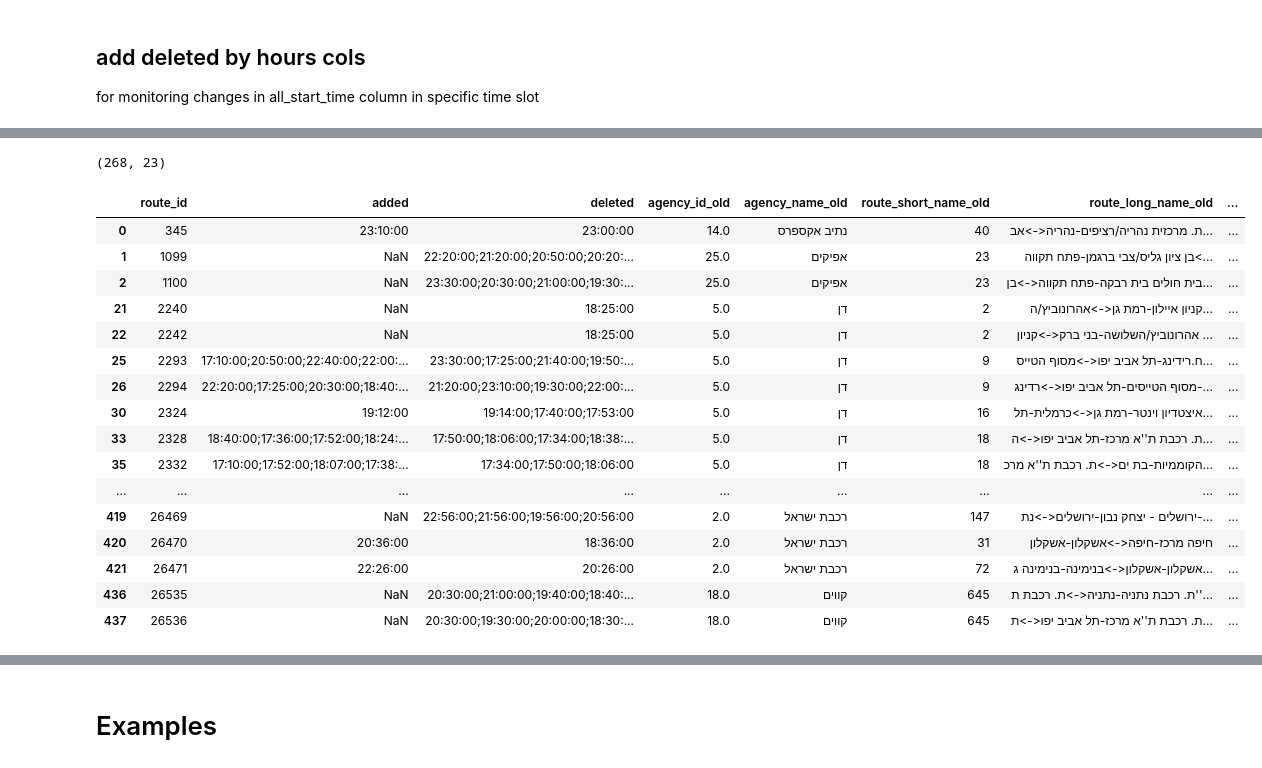
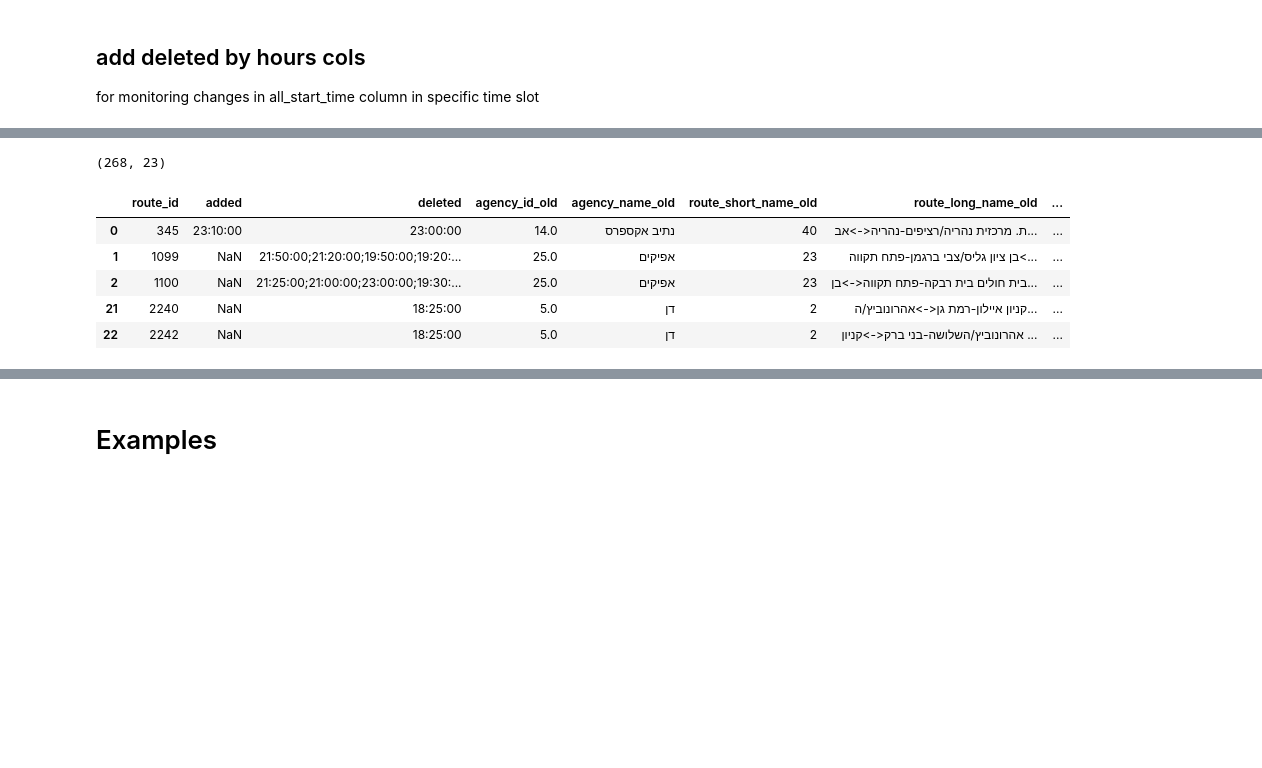
Before and after one commit to hasadna/open-bus, a Jupyter notebook: notebooks/TrackGTFS/GTFS_find_changes.ipynb, the cells around one changed output, grey strips where cells are left out. Saved outputs shown, nothing was run; the diff lists cells and outputs as text; code cells hidden in the pictures; blank space fills up the shorter version.

```diff
--- a/notebooks/TrackGTFS/GTFS_find_changes.ipynb
+++ b/notebooks/TrackGTFS/GTFS_find_changes.ipynb
@@ -178,18 +186,22 @@ def set_deleted_between(min_val, max_val):
 
     return deleted_between.mask(deleted_between.astype(str)=='')
 # %%
+### set time slot (min_hour & max_hour)
 min_hour, max_hour = '000000', '160000'
 
-res[f'deleted_between_{min_hour[:4]}_{max_hour[:4]}'] = set_deleted_between(min_hour, max_hour)
+### run set_deleted_between function
 
-res[f'deleted_between_{min_hour[:4]}_{max_hour[:4]}_cnt'] = res.apply(
-            lambda r: len(r[f'deleted_between_{min_hour[:4]}_{max_hour[:4]}'].split(';'))\
-                    if type(r[f'deleted_between_{min_hour[:4]}_{max_hour[:4]}']) == str else 0,
-                                             axis=1)
+col_name = f'deleted_between_{min_hour[:4]}_{max_hour[:4]}'
 
-display(res[res[f'deleted_between_{min_hour[:4]}_{max_hour[:4]}'].notnull()].shape)
+res[col_name] = set_deleted_between(min_hour, max_hour)
 
-display(res[res[f'deleted_between_{min_hour[:4]}_{max_hour[:4]}'].notnull()])
+res[f'{col_name}_cnt'] = res.apply(lambda r: len(r[col_name].split(';')) if type(r[col_name]) == str else 0,
+                                   axis=1)
+
+display(res[res[col_name].notnull()].shape)
+
+
+res[res[col_name].notnull()].head()
 # %% [output]
 (29, 21)
 |  | route_id | added | deleted | agency_id_old | agency_name_old | route_short_name_old | route_long_name_old | ... |
@@ -212,33 +213,26 @@ display(res[res[f'deleted_between_{min_hour[:4]}_{max_hour[:4]}'].notnull()])
 # %%
+### set time slot (min_hour & max_hour)
 min_hour, max_hour = '180100', '235900'
 
-res[f'deleted_between_{min_hour[:4]}_{max_hour[:4]}'] = set_deleted_between(min_hour, max_hour)
+### run set_deleted_between function
 
-res[f'deleted_between_{min_hour[:4]}_{max_hour[:4]}_cnt'] = res.apply(
-            lambda r: len(r[f'deleted_between_{min_hour[:4]}_{max_hour[:4]}'].split(';'))\
-                    if type(r[f'deleted_between_{min_hour[:4]}_{max_hour[:4]}']) == str else 0,
-                                             axis=1)
+col_name = f'deleted_between_{min_hour[:4]}_{max_hour[:4]}'
 
-display(res[res[f'deleted_between_{min_hour[:4]}_{max_hour[:4]}'].notnull()].shape)
+res[col_name] = set_deleted_between(min_hour, max_hour)
 
-display(res[res[f'deleted_between_{min_hour[:4]}_{max_hour[:4]}'].notnull()])
+res[f'{col_name}_cnt'] = res.apply(lambda r: len(r[col_name].split(';')) if type(r[col_name]) == str else 0,
+                                   axis=1)
+
+display(res[res[col_name].notnull()].shape)
+
+
+res[res[col_name].notnull()].head()
 # %% [output]
 (268, 23)
 |  | route_id | added | deleted | agency_id_old | agency_name_old | route_short_name_old | route_long_name_old | ... |
 | 0 | 345 | 23:10:00 | 23:00:00 | 14.0 | נתיב אקספרס | 40 | ת. מרכזית נהריה/רציפים-נהריה<->אב... | ... |
-| 1 | 1099 | NaN | 22:20:00;21:20:00;20:50:00;20:20:... | 25.0 | אפיקים | 23 | בן ציון גליס/צבי ברגמן-פתח תקווה<... | ... |
-| 2 | 1100 | NaN | 23:30:00;20:30:00;21:00:00;19:30:... | 25.0 | אפיקים | 23 | בית חולים בית רבקה-פתח תקווה<->בן... | ... |
+| 1 | 1099 | NaN | 21:50:00;21:20:00;19:50:00;19:20:... | 25.0 | אפיקים | 23 | בן ציון גליס/צבי ברגמן-פתח תקווה<... | ... |
+| 2 | 1100 | NaN | 21:25:00;21:00:00;23:00:00;19:30:... | 25.0 | אפיקים | 23 | בית חולים בית רבקה-פתח תקווה<->בן... | ... |
 | 21 | 2240 | NaN | 18:25:00 | 5.0 | דן | 2 | קניון איילון-רמת גן<->אהרונוביץ/ה... | ... |
 | 22 | 2242 | NaN | 18:25:00 | 5.0 | דן | 2 | אהרונוביץ/השלושה-בני ברק<->קניון ... | ... |
-| 25 | 2293 | 17:10:00;20:50:00;22:40:00;22:00:... | 23:30:00;17:25:00;21:40:00;19:50:... | 5.0 | דן | 9 | ח.רידינג-תל אביב יפו<->מסוף הטייס... | ... |
-| 26 | 2294 | 22:20:00;17:25:00;20:30:00;18:40:... | 21:20:00;23:10:00;19:30:00;22:00:... | 5.0 | דן | 9 | מסוף הטייסים-תל אביב יפו<->רדינג-... | ... |
-| 30 | 2324 | 19:12:00 | 19:14:00;17:40:00;17:53:00 | 5.0 | דן | 16 | איצטדיון וינטר-רמת גן<->כרמלית-תל... | ... |
-| 33 | 2328 | 18:40:00;17:36:00;17:52:00;18:24:... | 17:50:00;18:06:00;17:34:00;18:38:... | 5.0 | דן | 18 | ת. רכבת ת''א מרכז-תל אביב יפו<->ה... | ... |
-| 35 | 2332 | 17:10:00;17:52:00;18:07:00;17:38:... | 17:34:00;17:50:00;18:06:00 | 5.0 | דן | 18 | הקוממיות-בת ים<->ת. רכבת ת''א מרכ... | ... |
-| ... | ... | ... | ... | ... | ... | ... | ... | ... |
-| 419 | 26469 | NaN | 22:56:00;21:56:00;19:56:00;20:56:00 | 2.0 | רכבת ישראל | 147 | ירושלים - יצחק נבון-ירושלים<->נת-... | ... |
-| 420 | 26470 | 20:36:00 | 18:36:00 | 2.0 | רכבת ישראל | 31 | חיפה מרכז-חיפה<->אשקלון-אשקלון | ... |
-| 421 | 26471 | 22:26:00 | 20:26:00 | 2.0 | רכבת ישראל | 72 | אשקלון-אשקלון<->בנימינה-בנימינה ג... | ... |
-| 436 | 26535 | NaN | 20:30:00;21:00:00;19:40:00;18:40:... | 18.0 | קווים | 645 | ת. רכבת נתניה-נתניה<->ת. רכבת ת''... | ... |
-| 437 | 26536 | NaN | 20:30:00;19:30:00;20:00:00;18:30:... | 18.0 | קווים | 645 | ת. רכבת ת''א מרכז-תל אביב יפו<->ת... | ... |
 # %%
```
Also changed, not shown: parts of 7 cells of this notebook.
